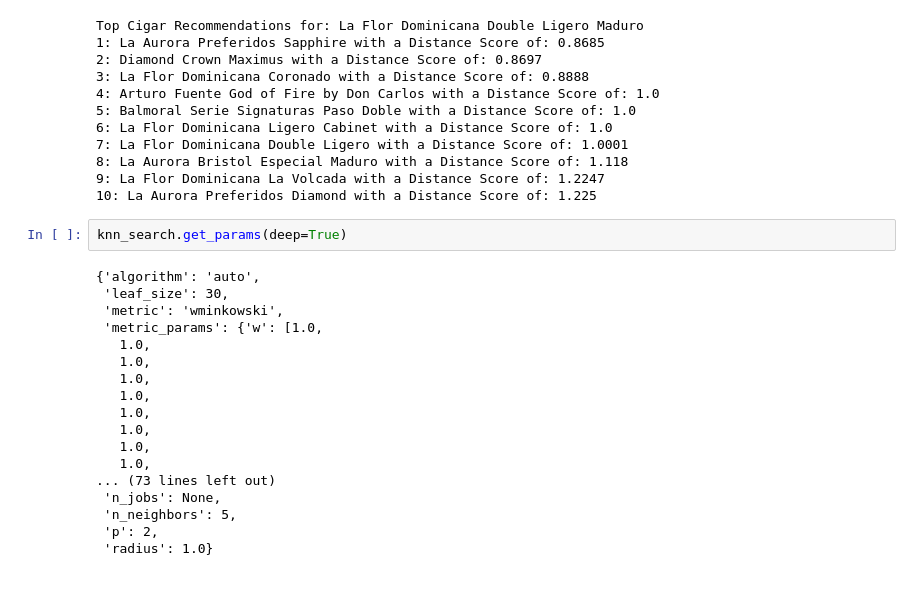
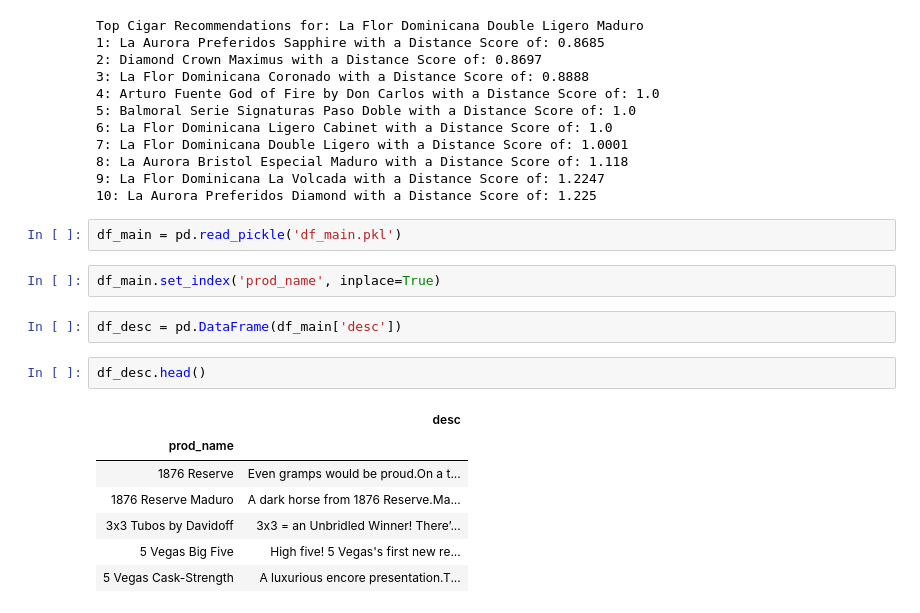
Before and after one commit to SteveRNewman/cigar_recommender, a Jupyter notebook: Model.ipynb, the cells around one changed output. Cells and saved outputs as stored; diff of their text form; blank space fills up the shorter version.

```diff
--- a/Model.ipynb
+++ b/Model.ipynb
@@ -138,23 +138,19 @@ Top Cigar Recommendations for: La Flor Dominicana Double Ligero Maduro
 8: La Aurora Bristol Especial Maduro with a Distance Score of: 1.118
 9: La Flor Dominicana La Volcada with a Distance Score of: 1.2247
 10: La Aurora Preferidos Diamond with a Distance Score of: 1.225
-# %%
-knn_search.get_params(deep=True)
-# %% [output]
-{'algorithm': 'auto',
- 'leaf_size': 30,
- 'metric': 'wminkowski',
- 'metric_params': {'w': [1.0,
-   1.0,
-   1.0,
-   1.0,
-   1.0,
-   1.0,
-   1.0,
-   1.0,
-   1.0,
-... (73 lines left out)
- 'n_jobs': None,
- 'n_neighbors': 5,
- 'p': 2,
- 'radius': 1.0}
+# %%
+df_main = pd.read_pickle('df_main.pkl')
+# %%
+df_main.set_index('prod_name', inplace=True)
+# %%
+df_desc = pd.DataFrame(df_main['desc'])
+# %%
+df_desc.head()
+# %% [output]
+|  | desc |
+| prod_name |  |
+| 1876 Reserve | Even gramps would be proud.On a t... |
+| 1876 Reserve Maduro | A dark horse from 1876 Reserve.Ma... |
+| 3x3 Tubos by Davidoff | 3x3 = an Unbridled Winner! There’... |
+| 5 Vegas Big Five | High five! 5 Vegas's first new re... |
+| 5 Vegas Cask-Strength | A luxurious encore presentation.T... |
```
Also changed, not shown: parts of 5 cells of this notebook.
